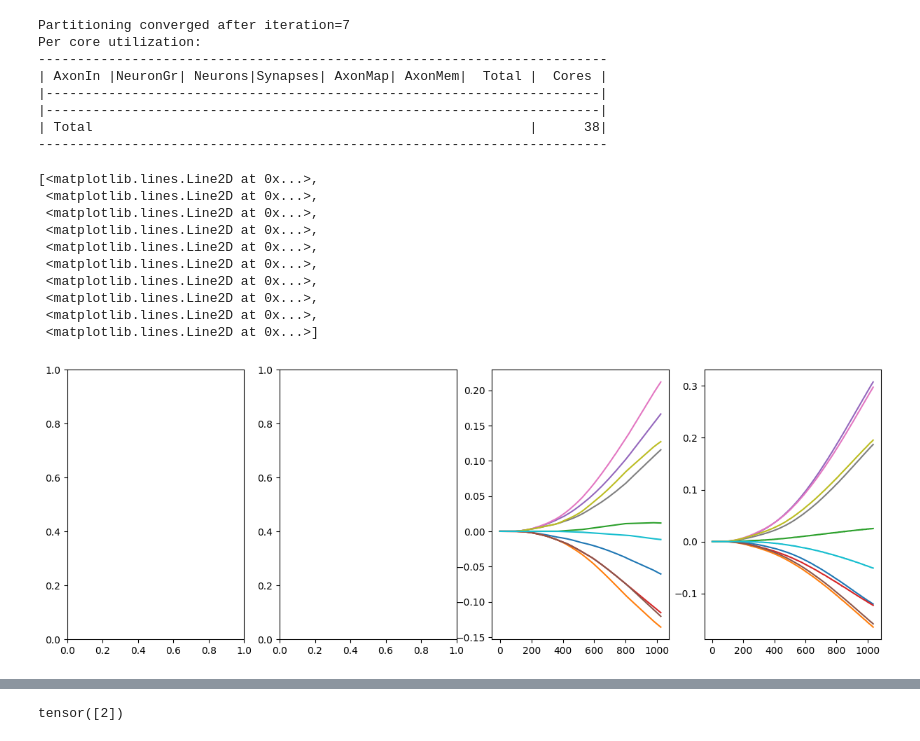
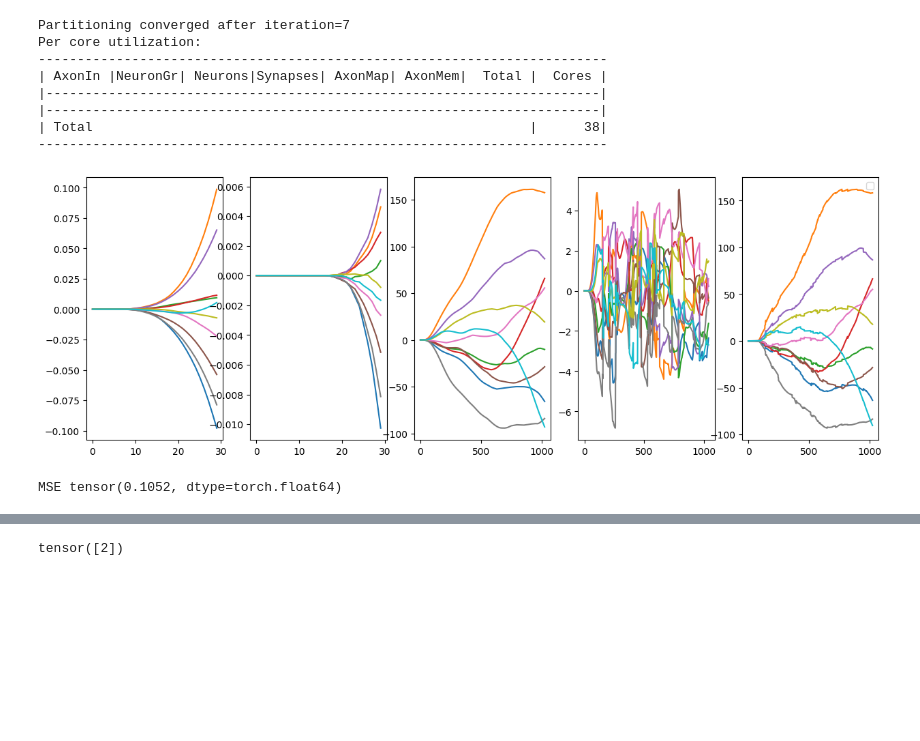
Before and after one commit to lava-nc/lava-dl, a Jupyter notebook: src/lava/lib/dl/slayer/state_space_models/sCIFAR/test_full_scifar_network_on_loihi.ipynb, the cells around one changed output, grey strips where cells are left out. Cells and saved outputs as stored; diff of their text form; code cells hidden in the pictures; blank space fills up the shorter version.

```diff
--- a/src/lava/lib/dl/slayer/state_space_models/sCIFAR/test_full_scifar_network_on_loihi.ipynb
+++ b/src/lava/lib/dl/slayer/state_space_models/sCIFAR/test_full_scifar_network_on_loihi.ipynb
@@ -67,9 +69,14 @@ Files already downloaded and verified
 # %%
-label, data_sample = next(enumerate(val_loader))
 
-inp_exp = 11
+# inp_exp = 9 #
 data_rescaled = torch.transpose(data_sample[0], -1,-2)
 diff_inp = data_rescaled[:,:, 1:] - data_rescaled[:, :, :-1]
-diff_inp = torch.from_numpy(np.concatenate((data_rescaled[:, :, :1], diff_inp), axis=2))
-print(data_sample[1])
+diff_inp = torch.from_numpy(np.concatenate((data_rescaled[:, :, :1], diff_inp), axis=2)) # Q-2.27
+
+
+int_bits = np.ceil(np.log2(diff_inp.max()- diff_inp.min())).int().item()
+inp_exp = 24 - 6 - int_bits - 1
+# inp_exp = 13 #
+
+print(inp_exp, int_bits)
 # %% [output]
@@ -213,25 +207,33 @@ Per core utilization:
 # %%
 out_lava = (received_data_lava.astype(np.int32) << 8) >> 8
 # %%
-fig, axs = plt.subplots(1, 4, figsize=(15, 5))
+fig, axs = plt.subplots(1, 5, figsize=(15, 5))
 # axs[0].plot(np.cumsum(a[0].detach().numpy(), axis=1).T);
 # axs[1].plot(np.cumsum(received_data_lava.astype(np.int16), axis=1)[:, :].T / 2**inp_exp);
-
+axs[0].plot(a[0][:, :30].detach().numpy().T);
+axs[1].plot(out_lava[:, :30].T / 2**inp_exp / 2**6, label=range(10));
 axs[2].plot(a[0].detach().numpy().T);
 axs[3].plot(out_lava.T / 2**inp_exp / 2**6, label=range(10))
-# plt.legend();
+axs[4].plot(a[0].T.detach() - out_lava[:, len(loaded_net):].T / 2**inp_exp / 2**6);
+plt.legend();
 # %% [output]
-[<matplotlib.lines.Line2D at 0x...>,
- <matplotlib.lines.Line2D at 0x...>,
- <matplotlib.lines.Line2D at 0x...>,
- <matplotlib.lines.Line2D at 0x...>,
- <matplotlib.lines.Line2D at 0x...>,
- <matplotlib.lines.Line2D at 0x...>,
- <matplotlib.lines.Line2D at 0x...>,
- <matplotlib.lines.Line2D at 0x...>,
- <matplotlib.lines.Line2D at 0x...>,
- <matplotlib.lines.Line2D at 0x...>]
-[figure, old version]
+[figure, new version]
+# %%
+def normalize(x, y):
+    return x/y.abs().max()
+
+gt = a[0].detach()
+lava = out_lava[:, len(loaded_net):] / 2**inp_exp / 2**6
+error = ((normalize(gt, gt) - normalize(lava, gt))**2).mean()
+print("MSE", error)
+# FF  ws=1:   MSE tensor(0.0124, dtype=torch.float64)
+# FF  ws=2:   MSE tensor(0.0094, dtype=torch.float64)
+# FF  ws=3:   MSE tensor(0.0070, dtype=torch.float64)
+# FF  ws=4:   MSE tensor(0.0071, dtype=torch.float64)
+# S4D ws=2:   MSE tensor(0.0479, dtype=torch.float64)
+# S4D ws=0.5  MSE tensor(0.1277, dtype=torch.float64)
+# %% [output]
+MSE tensor(0.1052, dtype=torch.float64)
 # %%
 out_lava.mean(-1).argsort()
 # %% [output]
```
Also changed, not shown: parts of 11 cells of this notebook, 2 other files.
